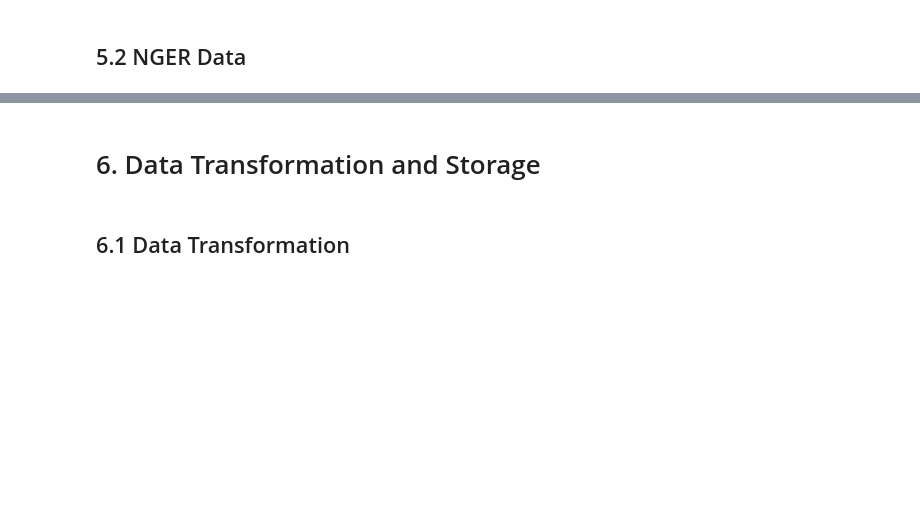
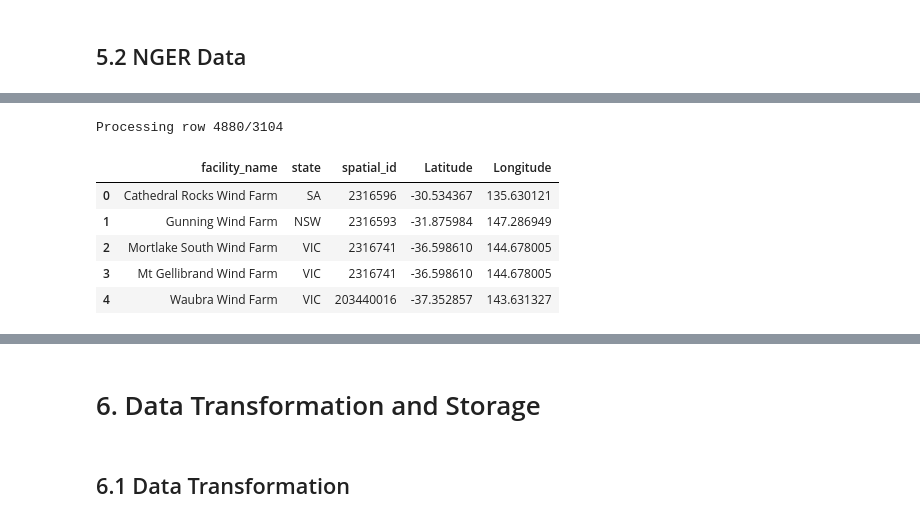
Before and after one commit to mnaufaldr01/de-assignment-1, a Jupyter notebook: assignment1.ipynb, the cells around one changed output, grey strips where cells are left out. Drawn from its saved outputs; the diff is of its cells as text; code cells hidden in the pictures; blank space fills up the shorter version.

```diff
--- a/assignment1.ipynb
+++ b/assignment1.ipynb
@@ -483,8 +429,0 @@ dump_data("Table 2", 6, col_span, 2, table_name, "append")
-# %%
-table_name = 'australian_defence_force_service'
-col_span="A:C,FD:FG"
-
-# Table 1
-dump_data("Table 1", 6, col_span, 1, table_name, "replace")
-# Table 2
-dump_data("Table 2", 6, col_span, 2, table_name, "append")
@@ -800,8 +1121,30 @@ state_coords
 # %%
 # Apply geocode_osm to each row and unpack results into 'Latitude' and 'Longitude'
-unique_facility['spatial_id'], unique_facility['Latitude'], unique_facility['Longitude'] = zip(*unique_facility.apply(lambda row: geocode_osm(row['facility_name'], row['state'], state_coords=state_coords), axis=1))
+
+for i, row in unique_facility.iterrows():
+    # Get geocode data for each row
+    spatial_id, latitude, longitude = geocode_osm(row['facility_name'], row['state'], state_coords=state_coords)
+
+    # Assign the results back to the DataFrame
+    unique_facility.at[i, 'spatial_id'] = spatial_id
+    unique_facility.at[i, 'Latitude'] = latitude
+    unique_facility.at[i, 'Longitude'] = longitude
+
+    # Print progress
+    print(f"Processing row {i + 1}/{total_rows}".ljust(80), end='\r')
+
+
+print()
 
 unique_facility.head()
+# %% [output]
+Processing row 4880/3104
+|  | facility_name | state | spatial_id | Latitude | Longitude |
+| 0 | Cathedral Rocks Wind Farm | SA | 2316596 | -30.534367 | 135.630121 |
+| 1 | Gunning Wind Farm | NSW | 2316593 | -31.875984 | 147.286949 |
+| 2 | Mortlake South Wind Farm | VIC | 2316741 | -36.598610 | 144.678005 |
+| 3 | Mt Gellibrand Wind Farm | VIC | 2316741 | -36.598610 | 144.678005 |
+| 4 | Waubra Wind Farm | VIC | 203440016 | -37.352857 | 143.631327 |
 # %%
 # Left join back to the full NGER data to get the spatial columns
 nger_df = nger_df.merge(
```
Also changed, not shown: parts of 113 cells of this notebook, 3 other files.
